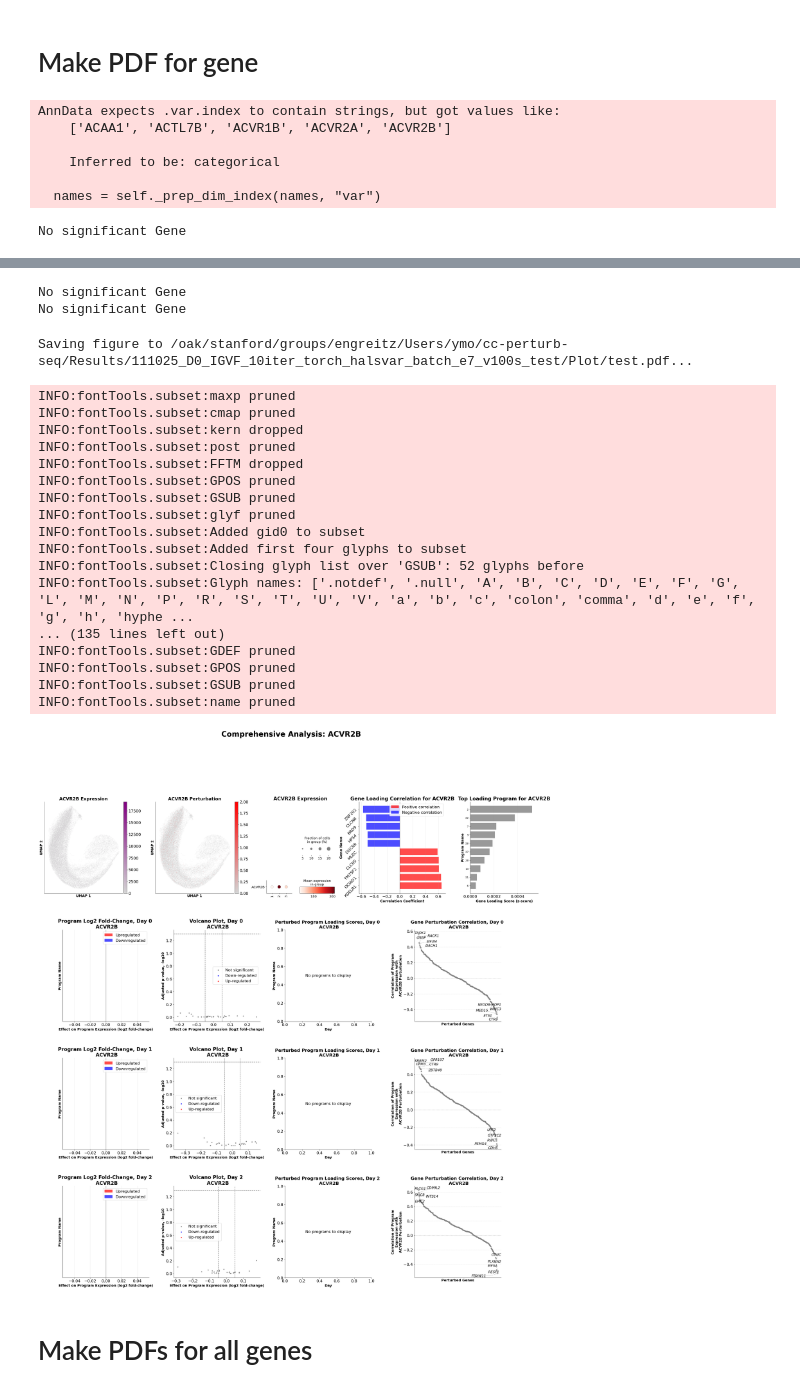
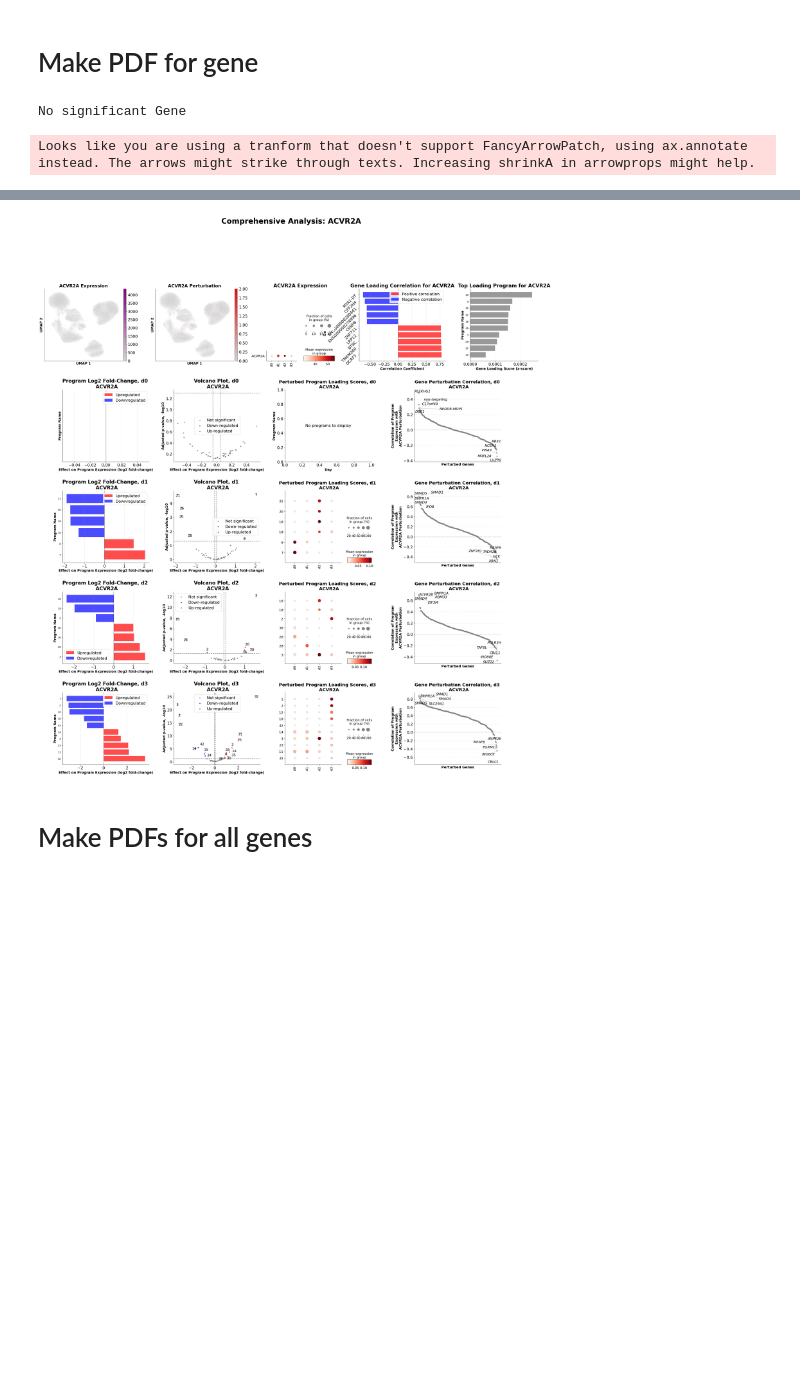
Before and after one commit to EngreitzLab/cNMF_benchmarking, a Jupyter notebook: cNMF_benchmarking_pipeline/Plotting/JupterNote_Version/cNMF_perturbed_gene_analysis.ipynb, the cells around one changed output, grey strips where cells are left out. Cells and saved outputs as stored; diff of their text form; code cells hidden in the pictures; blank space fills up the shorter version.

Commit message:
big update for plotting

```diff
--- a/cNMF_benchmarking_pipeline/Plotting/JupterNote_Version/cNMF_perturbed_gene_analysis.ipynb
+++ b/cNMF_benchmarking_pipeline/Plotting/JupterNote_Version/cNMF_perturbed_gene_analysis.ipynb
@@ -27,15 +21,16 @@ from Evaluation.src import (
 # Find perturbed gene & formatting check
 # %%
 #IO path
-save_path = "/oak/stanford/groups/engreitz/Users/ymo/cc-perturb-seq/Results/111025_D0_IGVF_10iter_torch_halsvar_batch_e7_v100s_test/Plot"
+save_path = "/oak/stanford/groups/engreitz/Users/ymo/IGVF_ccperturbseq/Result/020326_100k_cells_100iter_allHVG_torch_halsvar_batch_e7_50/Plot"
 
 # data path
-mdata_path = "/oak/stanford/groups/engreitz/Users/ymo/cc-perturb-seq/Results/111025_D0_IGVF_10iter_torch_halsvar_batch_e7_v100s_test/adata/cNMF_30_0_4.h5mu"
-mdata_guide_path = "/oak/stanford/groups/engreitz/Users/ymo/cc-perturb-seq/Data/IGVF_D0_example.h5mu"
+mdata_path = "/oak/stanford/groups/engreitz/Users/ymo/IGVF_ccperturbseq/Result/020326_100k_cells_100iter_allHVG_torch_halsvar_batch_e7_50/adata/cNMF_50_0_2.h5mu"
+mdata_guide_path = "/oak/stanford/groups/engreitz/Users/ymo/IGVF_ccperturbseq/Data/withguide.h5ad"
+umap_path = "/oak/stanford/groups/engreitz/Users/ymo/IGVF_ccperturbseq/Data/.all_days_scvi_integrated_no_batch_key.h5ad"
 
 # resourse path
-perturb_path = "/oak/stanford/groups/engreitz/Users/ymo/cc-perturb-seq/Results/111025_D0_IGVF_10iter_torch_halsvar_batch_e7_v100s_test/Eval/30_0.4/30_perturbation_association_results_1.txt"
-perturb_path_base = "/oak/stanford/groups/engreitz/Users/ymo/cc-perturb-seq/Results/111025_D0_IGVF_10iter_torch_halsvar_batch_e7_v100s_test/Eval/30_0.4/30_perturbation_association_results"
+perturb_path = "/oak/stanford/groups/engreitz/Users/ymo/IGVF_ccperturbseq/Result/020326_100k_cells_100iter_allHVG_torch_halsvar_batch_e7_50/Eval/50_0_2/50_CRT_d0.txt"
+perturb_path_base = "/oak/stanford/groups/engreitz/Users/ymo/IGVF_ccperturbseq/Result/020326_100k_cells_100iter_allHVG_torch_halsvar_batch_e7_50/Eval/50_0_2/50_CRT"
 file_to_dictionary = "/oak/stanford/groups/engreitz/Users/ymo/Tools/cNMF_benchmarking/cNMF_benchmarking_pipeline/Evaluation/Resources/weissman_guides_with_coordinates.tsv"
 reference_gtf_path="/oak/stanford/groups/engreitz/Users/opushkar/genome/IGVFFI9573KOZR.gtf.gz"
 
@@ -43,8 +38,8 @@ reference_gtf_path="/oak/stanford/groups/engreitz/Users/opushkar/genome/IGVFFI95
 top_program = 5
 prog_key = 'cNMF'
 data_key = 'rna'
-categorical_key = 'batch'
-sample = ['1', '2', '3']
+categorical_key = 'timepoint'
+sample = ['d0', 'd1', 'd2', 'd3']
 # %%
 # read data
 mdata = mu.read_h5mu(mdata_path)
@@ -185,7 +153,7 @@ Looks like you are using a tranform that doesn't support FancyArrowPatch, using
 # %% [markdown]
 # Make PDF for gene
 # %%
-Sample = ["1", "2", "3"]
+Sample = ['d0', 'd1', 'd2', 'd3']
 waterfall_correlation = {}
 
 for samp in Sample:
@@ -199,7 +167,7 @@ create_comprehensive_plot(
     mdata = mdata,
     gene_correlation = gene_correlation,
     waterfall_correlation  = waterfall_correlation,
-    perturb_path = perturb_path_base,
+    perturb_path_base = perturb_path_base,
     Target_Gene = Target_Gene,
     file_to_dictionary =None,
     save_path=None,
@@ -211,10 +179,5 @@ create_comprehensive_plot(
     PDF = True,
 )
 # %% [output]
-AnnData expects .var.index to contain strings, but got values like:
-    ['ACAA1', 'ACTL7B', 'ACVR1B', 'ACVR2A', 'ACVR2B']
-
-    Inferred to be: categorical
-
-  names = self._prep_dim_index(names, "var")
+No significant Gene
-No significant Gene
+Looks like you are using a tranform that doesn't support FancyArrowPatch, using ax.annotate instead. The arrows might strike through texts. Increasing shrinkA in arrowprops might help.
@@ -222,24 +184,4 @@ WARNING:adjustText:Looks like you are using a tranform that doesn't support Fanc
-No significant Gene
-No significant Gene
-Saving figure to /oak/stanford/groups/engreitz/Users/ymo/cc-perturb-seq/Results/111025_D0_IGVF_10iter_torch_halsvar_batch_e7_v100s_test/Plot/test.pdf...
-INFO:fontTools.subset:maxp pruned
-INFO:fontTools.subset:cmap pruned
-INFO:fontTools.subset:kern dropped
-INFO:fontTools.subset:post pruned
-INFO:fontTools.subset:FFTM dropped
-INFO:fontTools.subset:GPOS pruned
-INFO:fontTools.subset:GSUB pruned
-INFO:fontTools.subset:glyf pruned
-INFO:fontTools.subset:Added gid0 to subset
-INFO:fontTools.subset:Added first four glyphs to subset
-INFO:fontTools.subset:Closing glyph list over 'GSUB': 52 glyphs before
-INFO:fontTools.subset:Glyph names: ['.notdef', '.null', 'A', 'B', 'C', 'D', 'E', 'F', 'G', 'L', 'M', 'N', 'P', 'R', 'S', 'T', 'U', 'V', 'a', 'b', 'c', 'colon', 'comma', 'd', 'e', 'f', 'g', 'h', 'hyphe ...
-... (135 lines left out)
-INFO:fontTools.subset:GDEF pruned
-INFO:fontTools.subset:GPOS pruned
-INFO:fontTools.subset:GSUB pruned
-INFO:fontTools.subset:name pruned
-[figure, old version]
+[figure, new version]
 # %% [markdown]
 # Make PDFs for all genes
 # %%
```
Also changed, not shown: parts of 15 cells of this notebook, 14 other files.
